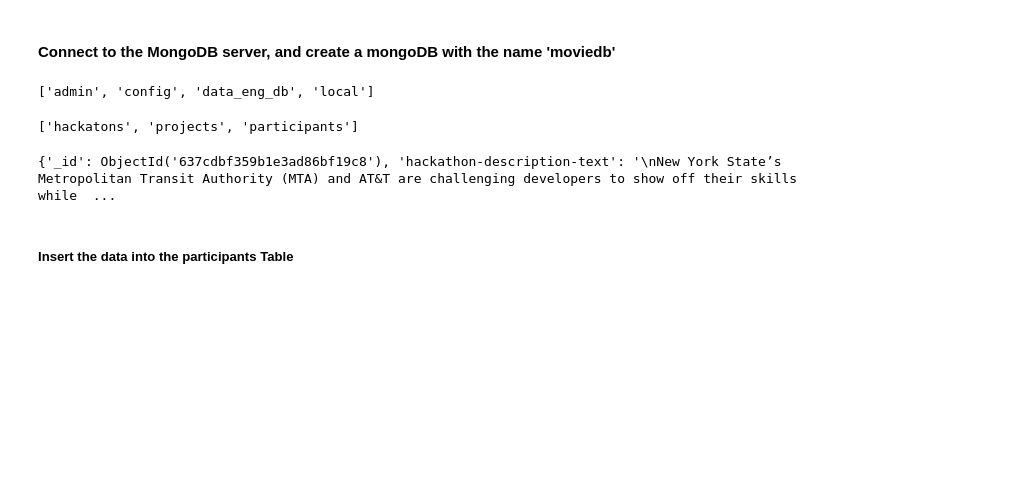
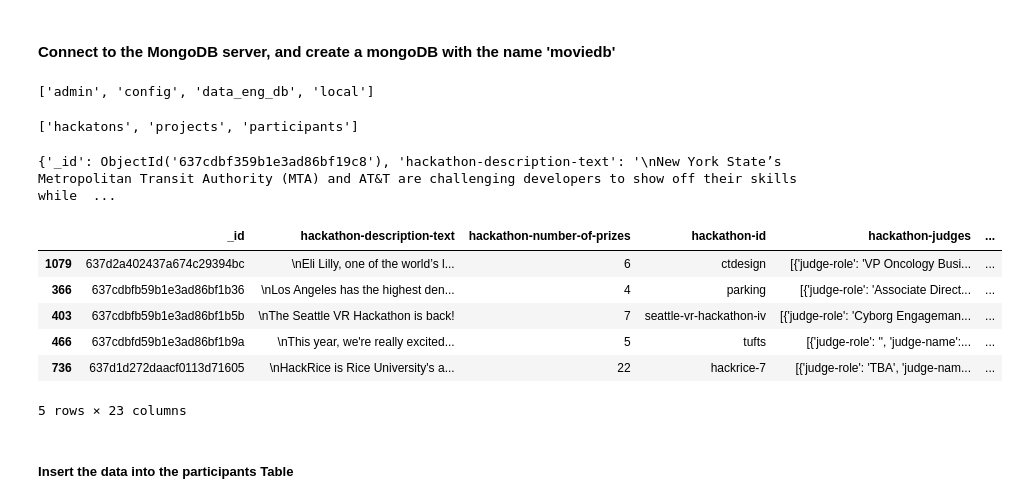
Before and after one commit to Moebius2107/DataEngProject, a Jupyter notebook: mongo_project.ipynb, the cells around one changed output. Drawn from its saved outputs; the diff is of its cells as text; code cells hidden in the pictures; blank space fills up the shorter version.

```diff
--- a/mongo_project.ipynb
+++ b/mongo_project.ipynb
@@ -47,3 +47,13 @@ print(participants_frame.head())
 # %%
 projects_frame = pd.DataFrame(list(projects.find()))
 print(projects_frame.head())
+# %%
+hackatons_frame.sample(5)
+# %% [output]
+|  | _id | hackathon-description-text | hackathon-number-of-prizes | hackathon-id | hackathon-judges | ... |
+| 1079 | 637d2a402437a674c29394bc | \nEli Lilly, one of the world’s l... | 6 | ctdesign | [{'judge-role': 'VP Oncology Busi... | ... |
+| 366 | 637cdbfb59b1e3ad86bf1b36 | \nLos Angeles has the highest den... | 4 | parking | [{'judge-role': 'Associate Direct... | ... |
+| 403 | 637cdbfb59b1e3ad86bf1b5b | \nThe Seattle VR Hackathon is back! | 7 | seattle-vr-hackathon-iv | [{'judge-role': 'Cyborg Engageman... | ... |
+| 466 | 637cdbfd59b1e3ad86bf1b9a | \nThis year, we're really excited... | 5 | tufts | [{'judge-role': '', 'judge-name':... | ... |
+| 736 | 637d1d272daacf0113d71605 | \nHackRice is Rice University's a... | 22 | hackrice-7 | [{'judge-role': 'TBA', 'judge-nam... | ... |
+5 rows × 23 columns
```
Also changed, not shown: parts of 2 cells of this notebook, 4 other files.
